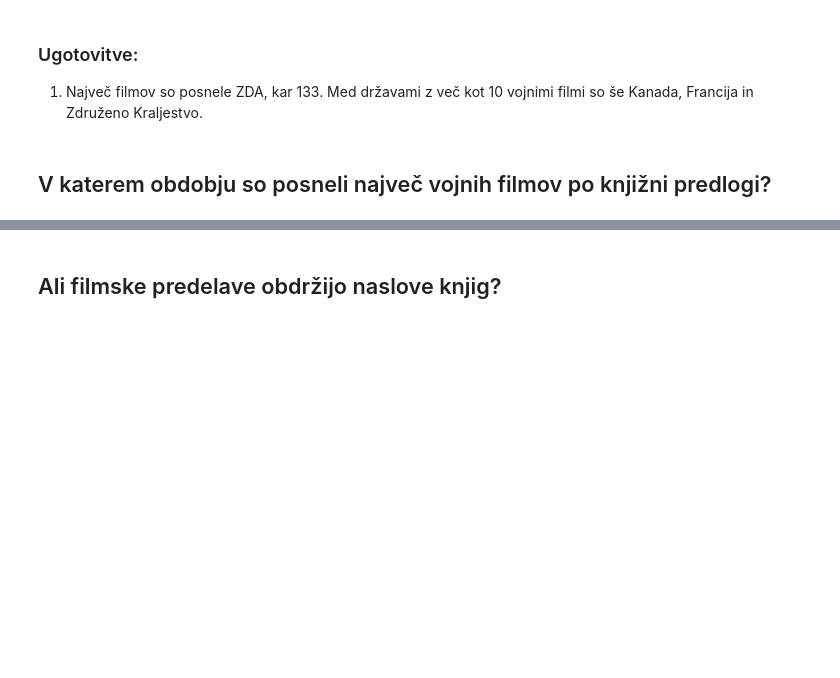
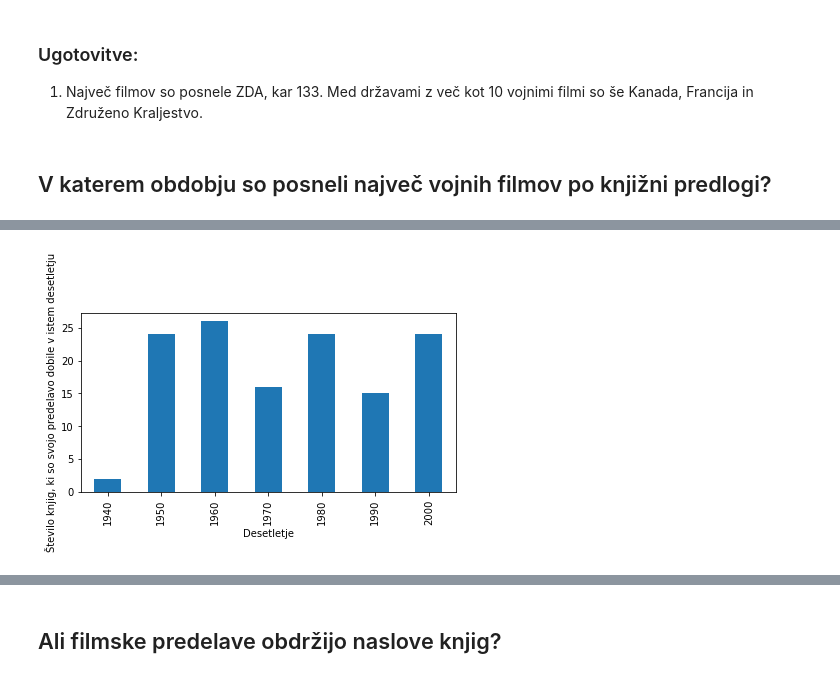
Before and after one commit to AnaSenica/Najbolj-prodajane-knjige, a Jupyter notebook: Projektna naloga.ipynb, the cells around one changed output, grey strips where cells are left out. Cells and saved outputs as stored; diff of their text form; code cells hidden in the pictures; blank space fills up the shorter version.

```diff
--- a/Projektna naloga.ipynb
+++ b/Projektna naloga.ipynb
@@ -240,0 +224,3 @@ drzave[drzave.drzave == 'US']
+# %%
+filmi['desetletje_filma'] = 10 * (filmi.leto_filma // 10)
+filmi['desetletje_knjige'] = 10 * (filmi.leto_izida_knjige // 10)
@@ -240,0 +266,7 @@ drzave[drzave.drzave == 'US']
+# %%
+graf3 = filmi[filmi.desetletje_knjige == filmi.desetletje_filma].groupby('desetletje_filma').size().plot.bar()
+graf3.set_xlabel("Desetletje")
+graf3.set_ylabel("Število knjig, ki so svojo predelavo dobile v istem desetletju")
+plt.tight_layout()
+# %% [output]
+[figure, added]
```
Also changed, not shown: parts of 10 cells of this notebook.
